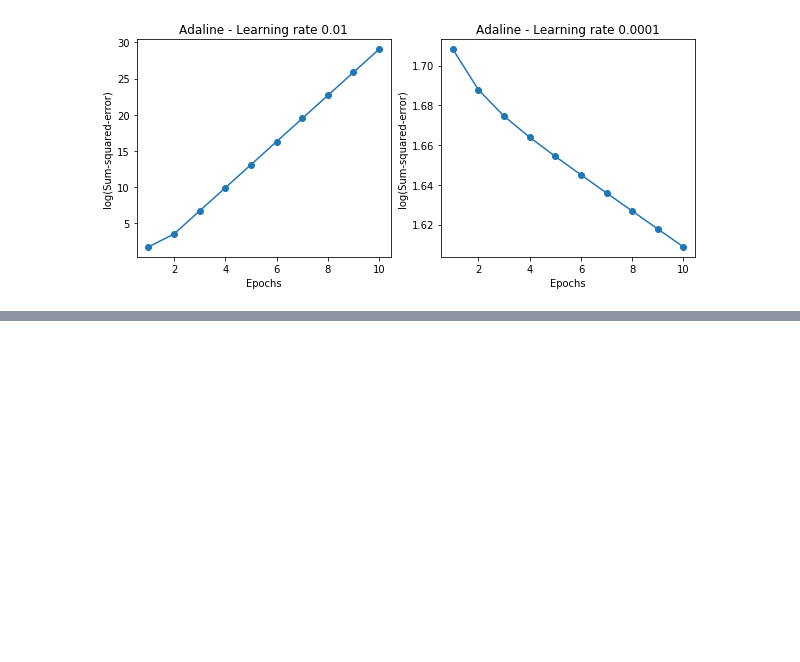
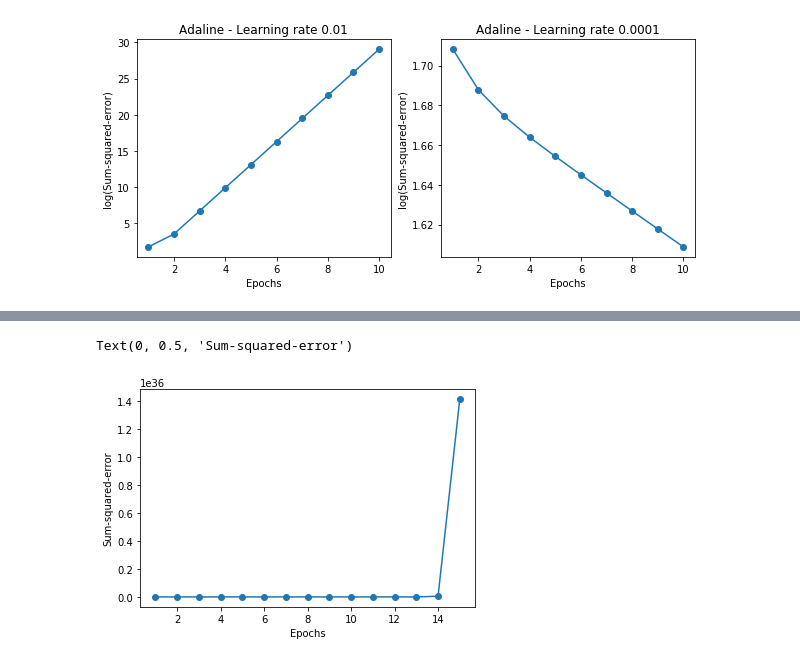
Before and after one commit to JimGerth/desy-ml-python, a Jupyter notebook: Untitled.ipynb, the cells around one changed output, grey strips where cells are left out. Drawn from its saved outputs; the diff is of its cells as text; code cells hidden in the pictures; blank space fills up the shorter version.

```diff
--- a/Untitled.ipynb
+++ b/Untitled.ipynb
@@ -99,0 +116,7 @@ Text(0.5, 1.0, 'Adaline - Learning rate 0.0001')
+# %%
+plt.plot(range(1, len(ada.cost_) + 1), ada.cost_, marker='o')
+plt.xlabel('Epochs')
+plt.ylabel('Sum-squared-error')
+# %% [output]
+Text(0, 0.5, 'Sum-squared-error')
+[figure, added]
```
Also changed, not shown: parts of 3 cells of this notebook, 1 other file.
